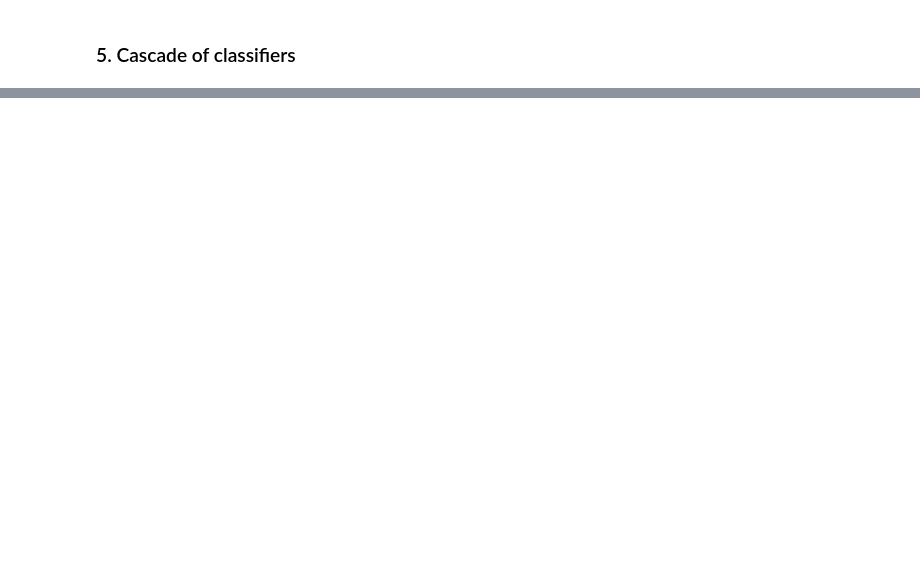
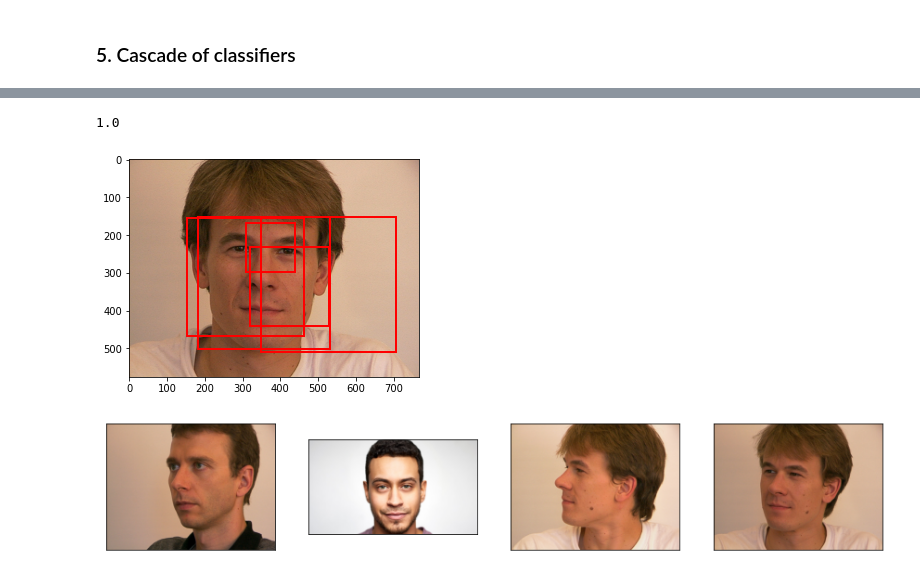
Before and after one commit to PauSolerValades/VA, a Jupyter notebook: Practica6/P6-Part1/P6-Part1.ipynb, the cells around one changed output, grey strips where cells are left out. Saved outputs shown, nothing was run; the diff lists cells and outputs as text; code cells hidden in the pictures; blank space fills up the shorter version.

```diff
--- a/Practica6/P6-Part1/P6-Part1.ipynb
+++ b/Practica6/P6-Part1/P6-Part1.ipynb
@@ -70,6 +70,8 @@ def visualize_n_w_labels(image_list, labels):
         plt.title(labels[i])
         plt.xticks([])
         plt.yticks([])
+
+def normalize(image): return (image[:,:]- image.min())/(image.max() - image.min())
 # %% [markdown]
 ## Haar-like feature descriptor for face detection
 # %% [markdown]
@@ -528,12 +576,0 @@ plt.show()
-# %%
-detected = []
-another_faces = [rgb2gray(resize(image, (19,19))) for image in original_another_faces]
-
-for image in another_faces:
-    features = extract_feature_image(image, feature_types)
-    prediction = ada.predict(features.reshape(1, -1))
-
-    if (prediction == 1):
-        detected.append(image)
-
-print(len(detected))
@@ -549,0 +577,62 @@ print(len(detected))
+# %%
+from skimage import img_as_int
+
+another_faces = [img_as_int(normalize(rgb2gray(resize(image, (19,19))))) for image in original_another_faces]
+
+features = [extract_feature_image(image, feature_types) for image in another_faces]
+prediction = np.concatenate([ada.predict(feature.reshape(1, -1)) for feature in features])
+
+pred_ind = zip(prediction, [i for i in range(0, len(prediction))])
+#detected = [i for i in prediction if i == 1.0]
+detected = [i for i in pred_ind if i[0] == 1.]
+
+"""
+for image in another_faces:
+    detected_cascade = detector.detect_multi_scale(img=image, scale_factor=1.2, step_ratio=1, min_size=(50, 50),
+                                       max_size=(500, 500))
+    prediction = ada.predict(features[i].reshape(1, -1))
+
+    if (prediction == 1.0):
+        feat.append(features[i])
+        detected.append(image)
+
+    i+=1
+   """
+
+detected_cascade = [detector.detect_multi_scale(img=query, scale_factor=1.2, step_ratio=1, min_size=(50, 50),
+                                       max_size=(500, 500))
+                   for query in original_another_faces]
+
+print(detected_cascade)
+
+det_ind_cascade = zip(detected_cascade, [i for i in range(0, len(detected_cascade))])
+
+detected_cascade = [i for i in det_ind_cascade if i[0] != []]
+
+for tup in detected_cascade:
+    query = original_another_faces[tup[1]]
+    plt.imshow(query)
+    img_desc = plt.gca()
+    plt.set_cmap('gray')
+
+    for tup in detected_cascade:
+        print("passo")
+        patch = tup[0][0]
+
+        img_desc.add_patch(
+            patches.Rectangle(
+                (patch['c'], patch['r']),
+                patch['width'],
+                patch['height'],
+                fill=False,
+                color='r',
+                linewidth=2
+            )
+        )
+    plt.show
+
+visualize_n([original_another_faces[i] for i in [j[1] for j in detected]])
+
+print(len(prediction), len(detected), prediction)
+ada.score(features, prediction)
+# %% [output]
@@ -549,0 +656,3 @@ print(len(detected))
+1.0
+[figure, added]
+[figure, added]
```
Also changed, not shown: parts of 33 cells of this notebook, 1 other file.
